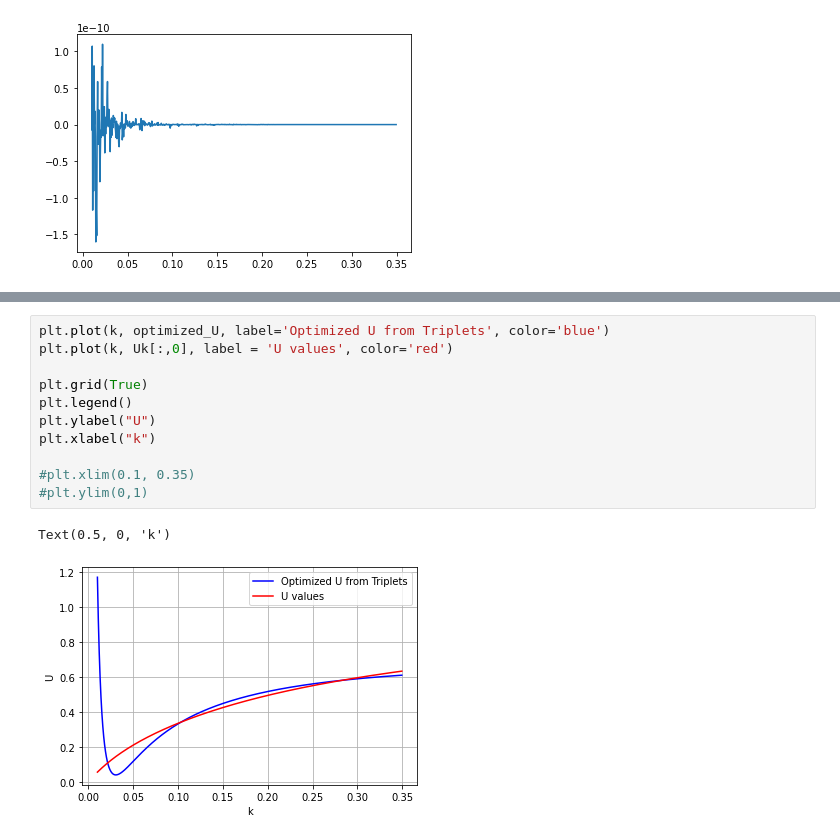
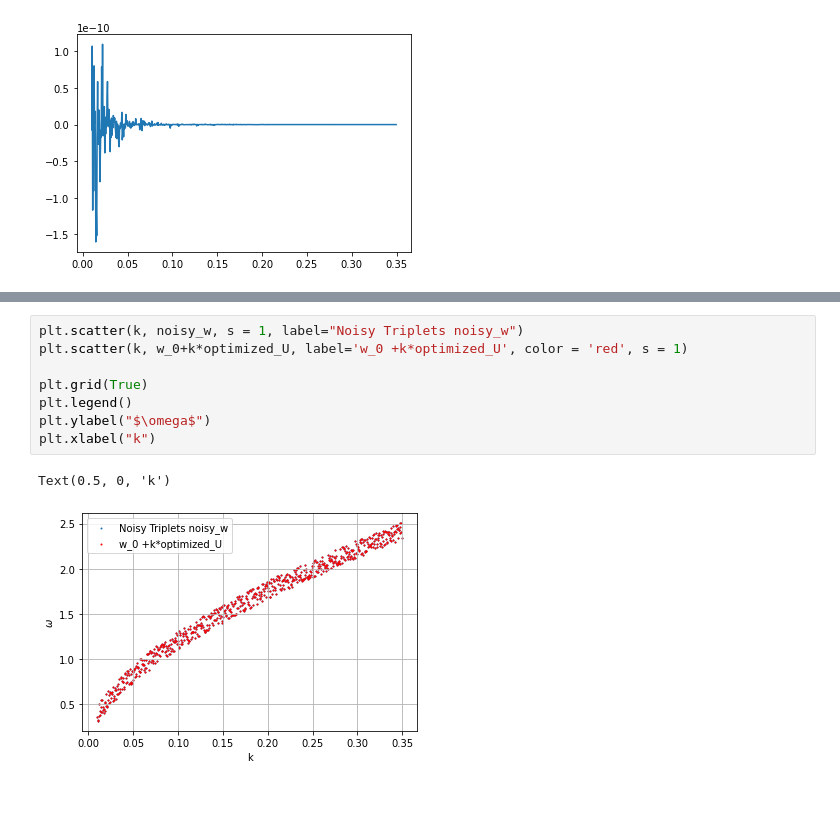
Before and after one commit to joeyanderson1/4th-Year-Thesis, a Jupyter notebook: Normalized Scalar Product Method.ipynb, the cells around one changed output, grey strips where cells are left out. Cells and saved outputs as stored; diff of their text form; blank space fills up the shorter version.

```diff
--- a/Normalized Scalar Product Method.ipynb
+++ b/Normalized Scalar Product Method.ipynb
@@ -1097,14 +836,11 @@ Optimized U values: [1.1713003  1.04163771 0.92842451 0.82916172 0.74180633 0.66
-# %%
-plt.plot(k, optimized_U, label='Optimized U from Triplets', color='blue')
-plt.plot(k, Uk[:,0], label = 'U values', color='red')
-
-plt.grid(True)
-plt.legend()
-plt.ylabel("U")
-plt.xlabel("k")
-
-#plt.xlim(0.1, 0.35)
-#plt.ylim(0,1)
-# %% [output]
-Text(0.5, 0, 'k')
-[figure, removed]
+# %%
+plt.scatter(k, noisy_w, s = 1, label="Noisy Triplets noisy_w")
+plt.scatter(k, w_0+k*optimized_U, label='w_0 +k*optimized_U', color = 'red', s = 1)
+
+plt.grid(True)
+plt.legend()
+plt.ylabel("$\omega$")
+plt.xlabel("k")
+# %% [output]
+Text(0.5, 0, 'k')
+[figure, added]
```
Also changed, not shown: parts of 42 cells of this notebook.
